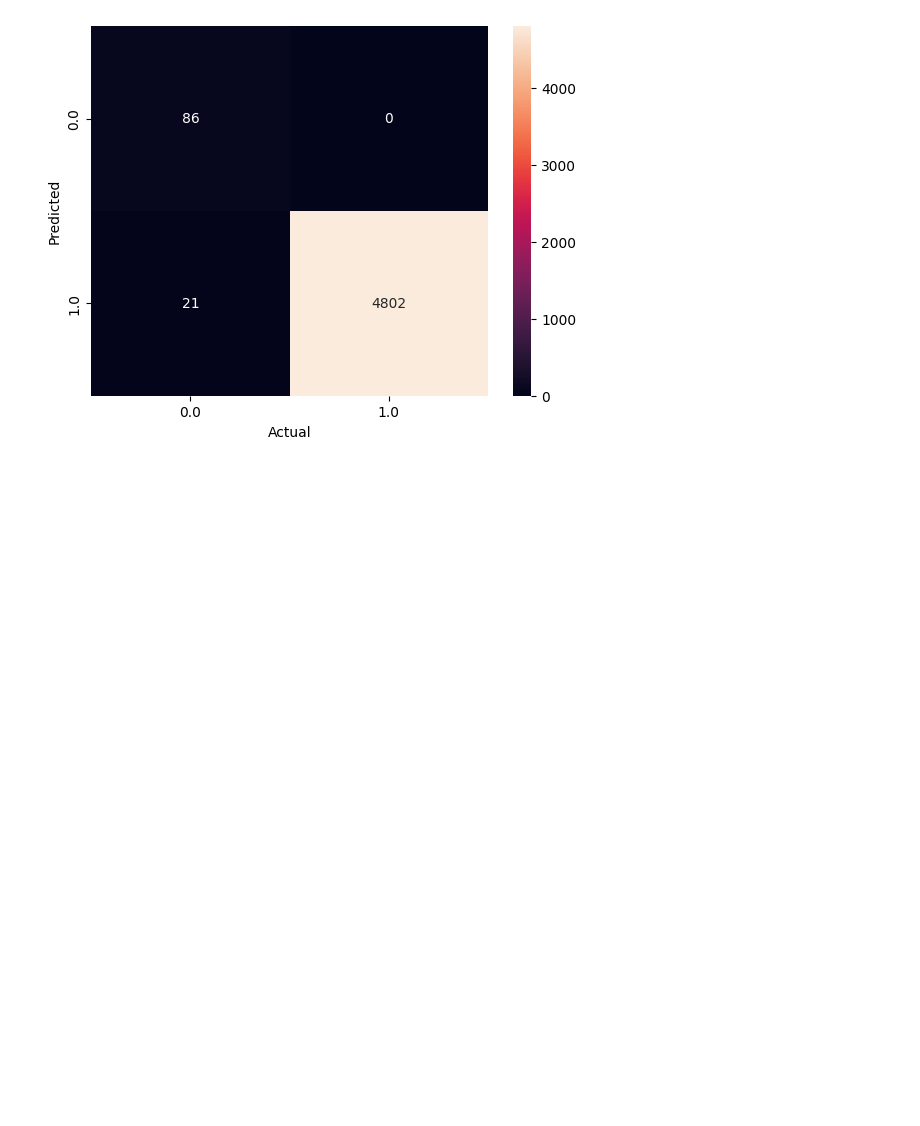
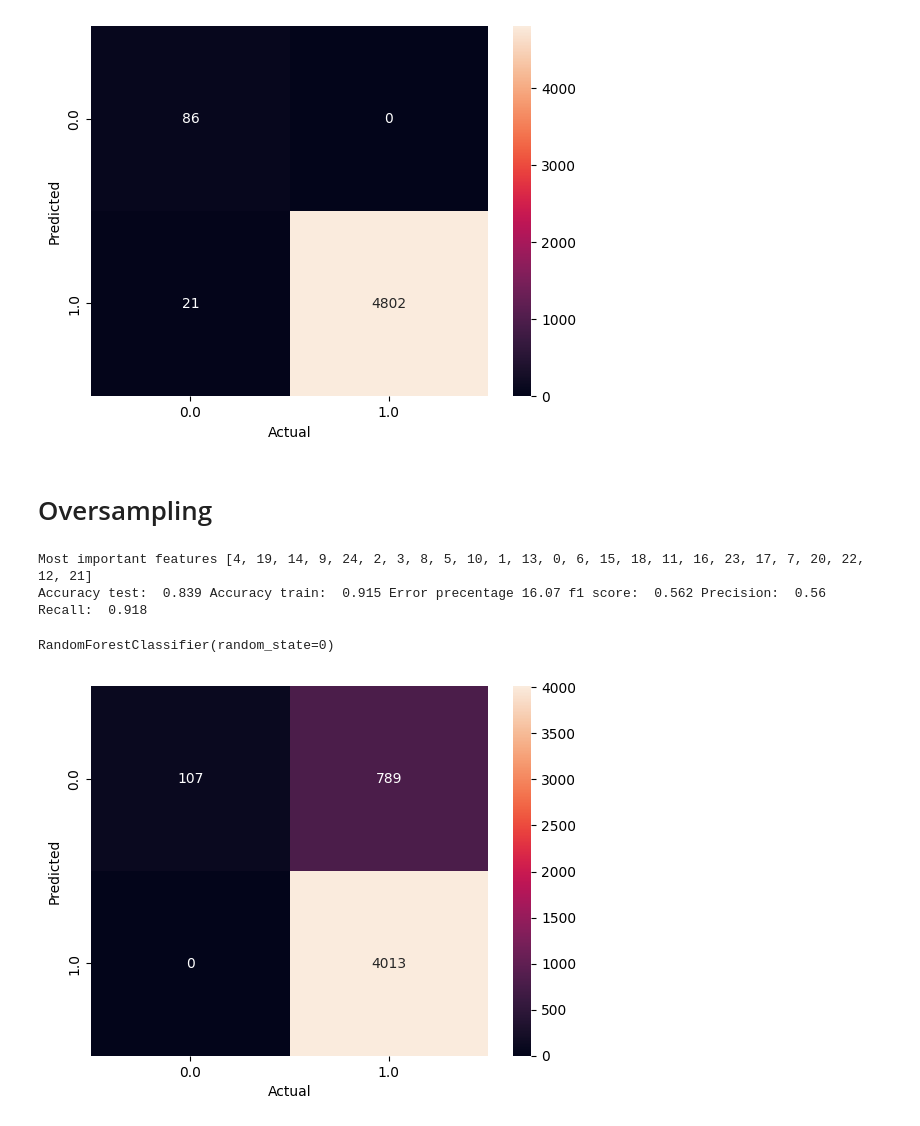
Before and after one commit to marieov/Project-thesis, a Jupyter notebook: openFiles_notebook.ipynb, the cells around one changed output. Cells and saved outputs as stored; diff of their text form; code cells hidden in the pictures; blank space fills up the shorter version.

Commit message:
added oversampling

```diff
--- a/openFiles_notebook.ipynb
+++ b/openFiles_notebook.ipynb
@@ -329,3 +329,21 @@ random_forest(X_train, X_test, y_train, y_test)
 Most important features [4, 19, 14, 9, 24, 2, 6, 21, 16, 18, 3, 11, 8, 0, 5, 1, 10, 15, 7, 23, 13, 17, 12, 20, 22]
 Accuracy test:  0.996 Accuracy train:  0.997 Error precentage 0.43 f1 score:  0.945 Precision:  0.998 Recall:  0.902
 [figure]
+# %% [markdown]
+# Oversampling
+# %%
+from imblearn.over_sampling import RandomOverSampler
+
+ros = RandomOverSampler(random_state=0)
+
+X_resampled, y_resampled = ros.fit_resample(features, labels)
+
+random_forest(X_resampled, X_test, y_resampled, y_test)
+
+
+#X_train, X_test, y_train, y_test = train_test_split(features, labels, test_size=0.33, random_state=42)
+# %% [output]
+Most important features [4, 19, 14, 9, 24, 2, 3, 8, 5, 10, 1, 13, 0, 6, 15, 18, 11, 16, 23, 17, 7, 20, 22, 12, 21]
+Accuracy test:  0.839 Accuracy train:  0.915 Error precentage 16.07 f1 score:  0.562 Precision:  0.56 Recall:  0.918
+RandomForestClassifier(random_state=0)
+[figure, added]
```
Also changed, not shown: parts of 10 cells of this notebook.
